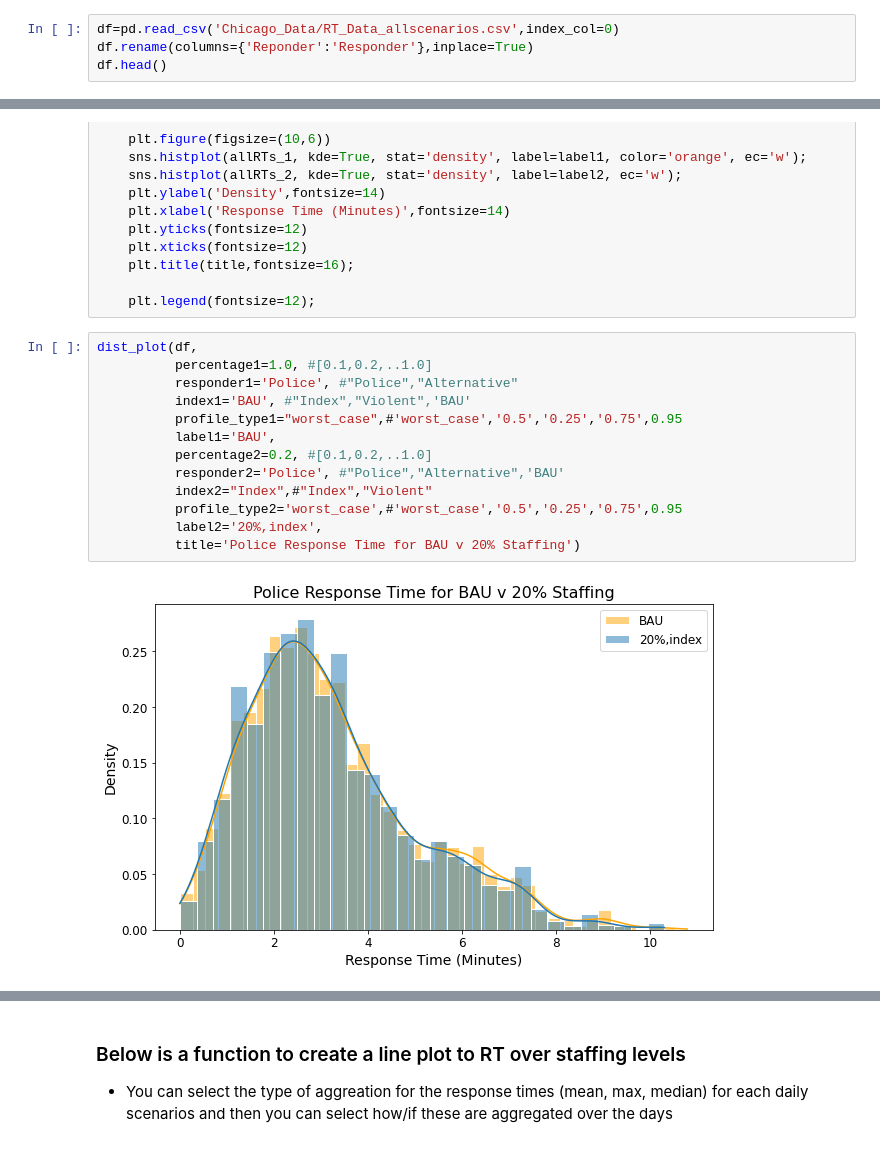
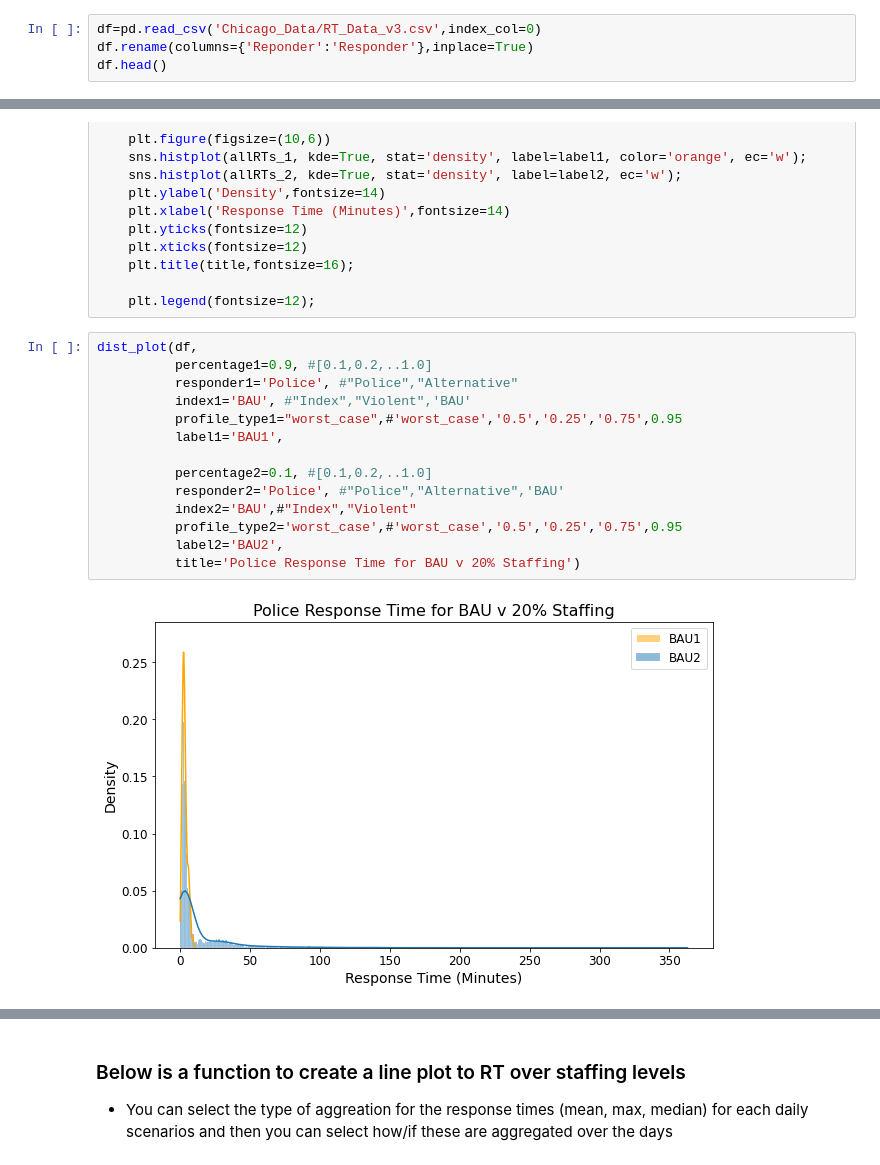
Before and after one commit to callieclark/response-time-project, a Jupyter notebook: Plot_Generator.ipynb, the cells around one changed output, grey strips where cells are left out. Drawn from its saved outputs; the diff is of its cells as text.

```diff
--- a/Plot_Generator.ipynb
+++ b/Plot_Generator.ipynb
@@ -7,7 +7,7 @@ import json
 import warnings
 warnings.filterwarnings("ignore")
 # %%
-df=pd.read_csv('Chicago_Data/RT_Data_allscenarios.csv',index_col=0)
+df=pd.read_csv('Chicago_Data/RT_Data_v3.csv',index_col=0)
 df.rename(columns={'Reponder':'Responder'},inplace=True)
 df.head()
 # %% [output]
@@ -59,19 +91,20 @@ def dist_plot(df,percentage1,responder1,index1,profile_type1,label1,percentage2,
     plt.legend(fontsize=12);
 # %%
 dist_plot(df,
-          percentage1=1.0, #[0.1,0.2,..1.0]
+          percentage1=0.9, #[0.1,0.2,..1.0]
           responder1='Police', #"Police","Alternative"
           index1='BAU', #"Index","Violent",'BAU'
           profile_type1="worst_case",#'worst_case','0.5','0.25','0.75',0.95
-          label1='BAU',
-          percentage2=0.2, #[0.1,0.2,..1.0]
+          label1='BAU1',
+
+          percentage2=0.1, #[0.1,0.2,..1.0]
           responder2='Police', #"Police","Alternative",'BAU'
-          index2="Index",#"Index","Violent"
+          index2='BAU',#"Index","Violent"
           profile_type2='worst_case',#'worst_case','0.5','0.25','0.75',0.95
-          label2='20%,index',
+          label2='BAU2',
           title='Police Response Time for BAU v 20% Staffing')
 # %% [output]
-[figure, old version]
+[figure, new version]
 # %%
 dist_plot(df,
           percentage1=0.5, #[0.1,0.2,..1.0]
```
Also changed, not shown: parts of 16 cells of this notebook, 2 other files.
